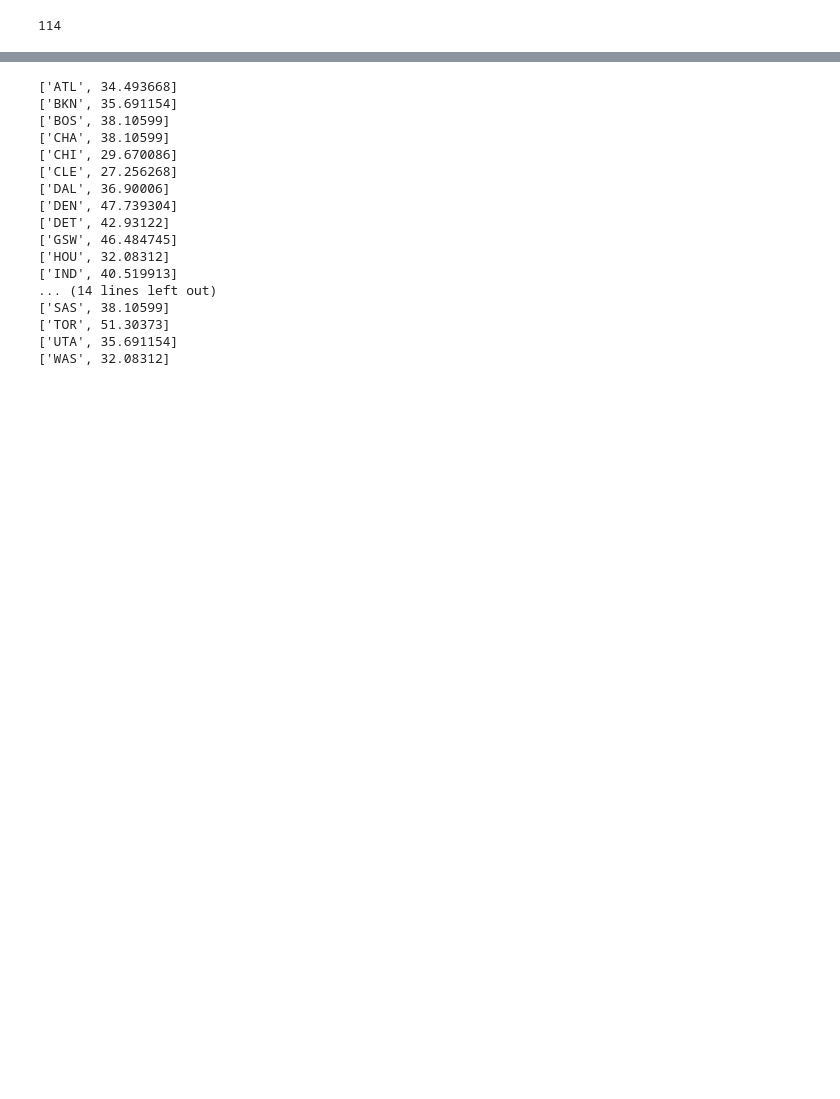
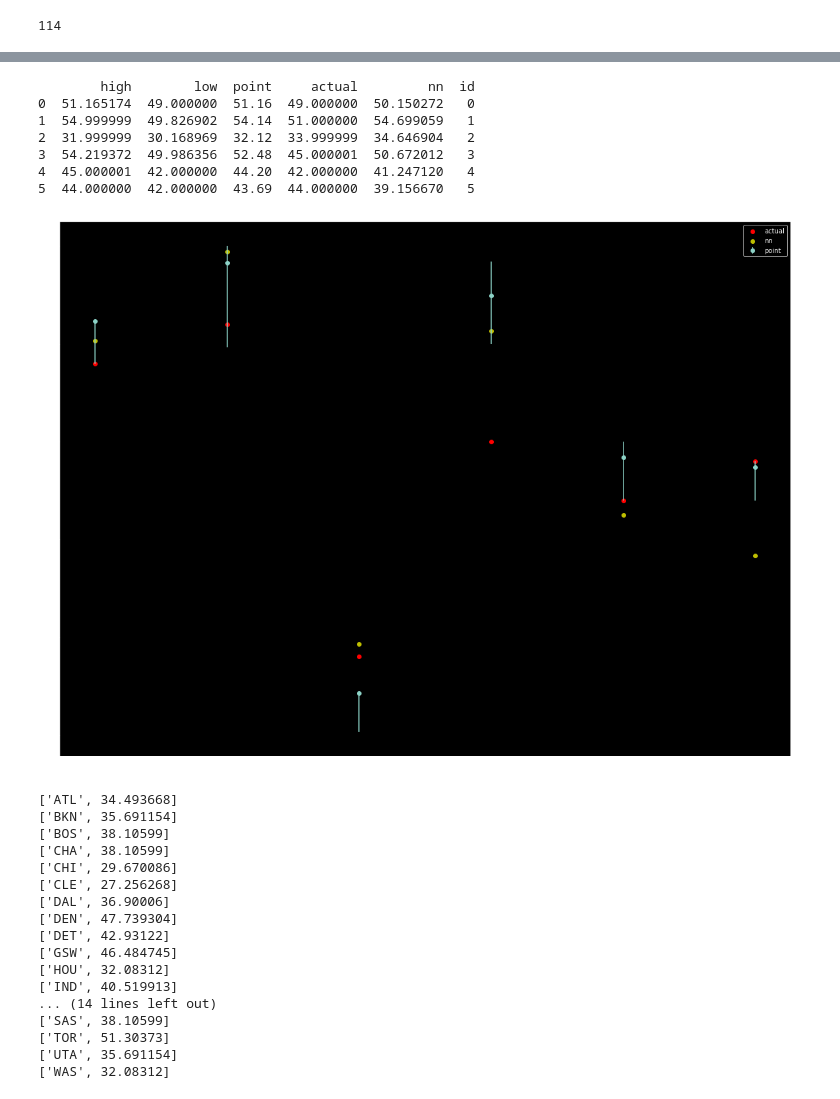
Before and after one commit to velaraptor/nba_win_flask, a Jupyter notebook: jupyter_notebooks/MLP NBA DTW.ipynb, the cells around one changed output, grey strips where cells are left out. Drawn from its saved outputs; the diff is of its cells as text; code cells hidden in the pictures; blank space fills up the shorter version.

```diff
--- a/jupyter_notebooks/MLP NBA DTW.ipynb
+++ b/jupyter_notebooks/MLP NBA DTW.ipynb
@@ -407,3 +402,46 @@ predictions_df
+# %%
+train_y = []
+for y in Y_tr:
+    train_y.append(y[-1])
+
+rfqr = RandomForestQuantileRegressor(random_state=0,  min_samples_split=2, n_estimators=100, criterion='mae')
+rfqr.fit(X_tr, train_y)
+
+test_y = []
+for y in Y_te:
+    test_y.append(np.float(y[-1]))
+
+
+y_mean_test = rfqr.predict(X_te)
+y_high_test = rfqr.predict(X_te, 60)
+y_low_test = rfqr.predict(X_te, 20)
+
+test_predictions = pd.DataFrame({'high': y_high_test * w[-1],
+                                 'low':y_low_test * w[-1],
+                                 'point': y_mean_test * w[-1],
+                                 'actual':np.array(test_y) * w[-1],
+                                 'nn':predictions})
+test_predictions['id'] = np.arange(0, len(test_predictions))
+print(test_predictions)
+
+plt.figure(figsize=(20,15))
+
+plt.errorbar(test_predictions['id'],
+             test_predictions['point'], yerr=[test_predictions['point']- test_predictions['low'],
+                                              test_predictions['high']- test_predictions['point']], fmt='o')
+plt.scatter(test_predictions['id'], test_predictions['actual'], c='r')
+plt.scatter(test_predictions['id'], test_predictions['nn'], c='y')
+plt.legend()
+plt.show()
+# %% [output]
+        high        low  point     actual         nn  id
+0  51.165174  49.000000  51.16  49.000000  50.150272   0
+1  54.999999  49.826902  54.14  51.000000  54.699059   1
+2  31.999999  30.168969  32.12  33.999999  34.646904   2
+3  54.219372  49.986356  52.48  45.000001  50.672012   3
+4  45.000001  42.000000  44.20  42.000000  41.247120   4
+5  44.000000  42.000000  43.69  44.000000  39.156670   5
+[figure, added]
 # %%
 def get_predictions(networks, w, len_output, len_input, new_season_wins):
     new_season_predict = []
```
Also changed, not shown: parts of 13 cells of this notebook, 10 other files.
